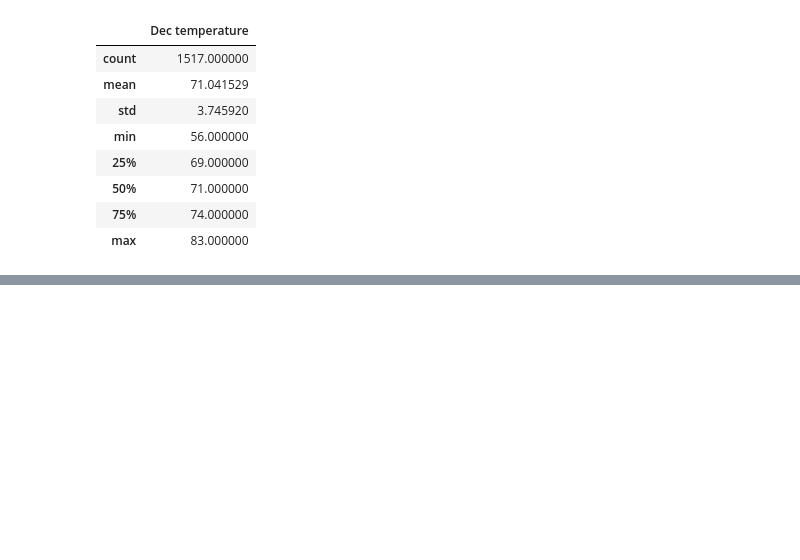
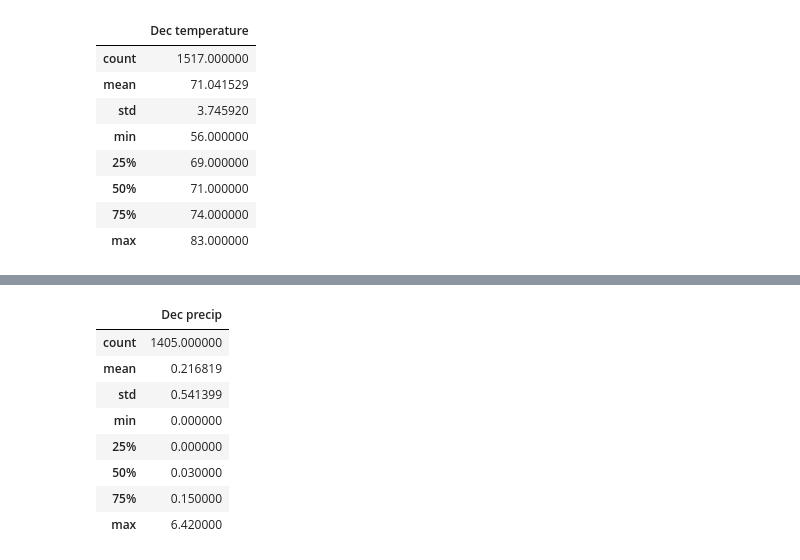
Before and after one commit to gram89/surfs_up, a Jupyter notebook: SurfsUp_Challenge.ipynb, the cells around one changed output, grey strips where cells are left out. Drawn from its saved outputs; the diff is of its cells as text; code cells hidden in the pictures; blank space fills up the shorter version.

```diff
--- a/SurfsUp_Challenge.ipynb
+++ b/SurfsUp_Challenge.ipynb
@@ -138,0 +160,20 @@ df.describe()
+# %%
+#december precipitation
+results=[]
+results=session.query(Measurement.date, Measurement.prcp).filter(extract("month",Measurement.date)==12).all()
+df=pd.DataFrame(results,columns =["date","Dec precip"])
+#df.head()
+df.set_index(df["date"], inplace=True)
+# Sort the dataframe by date
+df=df.sort_index()
+df.describe()
+# %% [output]
+|  | Dec precip |
+| count | 1405.000000 |
+| mean | 0.216819 |
+| std | 0.541399 |
+| min | 0.000000 |
+| 25% | 0.000000 |
+| 50% | 0.030000 |
+| 75% | 0.150000 |
+| max | 6.420000 |
```
Also changed, not shown: parts of 1 cell of this notebook, 2 other files.
